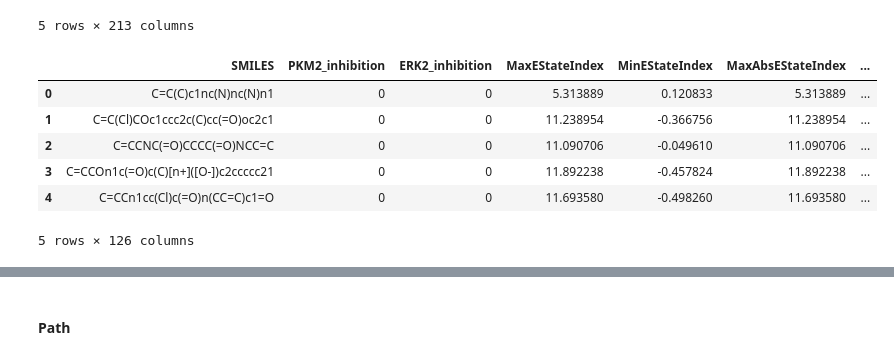
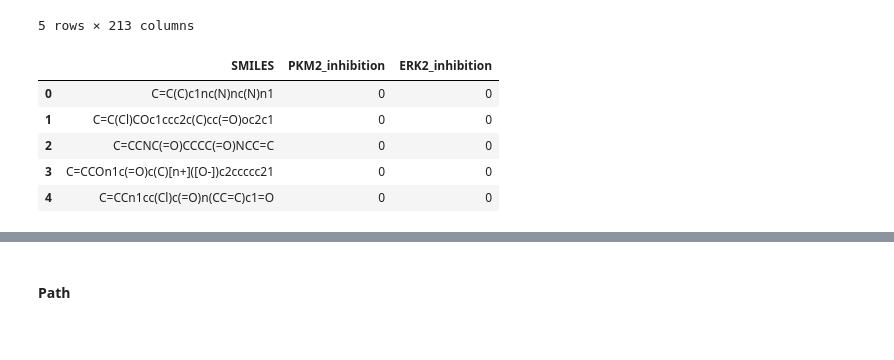
Before and after one commit to jobvandijk/GroupAssigment_group6, a Jupyter notebook: DataAnalyse.ipynb, the cells around one changed output, grey strips where cells are left out. Saved outputs shown, nothing was run; the diff lists cells and outputs as text; code cells hidden in the pictures.

Commit message:
Updated Train set

```diff
--- a/DataAnalyse.ipynb
+++ b/DataAnalyse.ipynb
@@ -33,13 +33,30 @@ df.head()
 | 4 | C=CCn1cc(Cl)c(=O)n(CC=C)c1=O | 0 | 0 | 11.693580 | 11.693580 | 0.012315 | ... |
 5 rows × 213 columns
 # %%
-df = pd.read_csv('output.csv')
+df = pd.read_csv('tested_molecules.csv')
 df.head()
+
+
+def smiles_to_maccs(smiles):
+    mol = Chem.MolFromSmiles(smiles)
+    if mol:
+        return MACCSkeys.GenMACCSKeys(mol)
+    else:
+        return None
+
+# Convert the MACCS keys to a more readable format (optional)
+def maccs_to_bitstring(maccs):
+    return [int(bit) for bit in maccs.ToBitString()]
+
+initial_df['maccs_keys'] = initial_df['SMILES'].apply(smiles_to_maccs)
+initial_df['maccs_keys_bitstring'] = initial_df['maccs_keys'].apply(maccs_to_bitstring)
+
+initial_df.to_csv('Train set with MACCS keys.csv', index=False)
+initial_df.head()
 # %% [output]
-|  | SMILES | PKM2_inhibition | ERK2_inhibition | MaxEStateIndex | MinEStateIndex | MaxAbsEStateIndex | ... |
-| 0 | C=C(C)c1nc(N)nc(N)n1 | 0 | 0 | 5.313889 | 0.120833 | 5.313889 | ... |
-| 1 | C=C(Cl)COc1ccc2c(C)cc(=O)oc2c1 | 0 | 0 | 11.238954 | -0.366756 | 11.238954 | ... |
-| 2 | C=CCNC(=O)CCCC(=O)NCC=C | 0 | 0 | 11.090706 | -0.049610 | 11.090706 | ... |
-| 3 | C=CCOn1c(=O)c(C)[n+]([O-])c2ccccc21 | 0 | 0 | 11.892238 | -0.457824 | 11.892238 | ... |
-| 4 | C=CCn1cc(Cl)c(=O)n(CC=C)c1=O | 0 | 0 | 11.693580 | -0.498260 | 11.693580 | ... |
+|  | SMILES | PKM2_inhibition | ERK2_inhibition |
+| 0 | C=C(C)c1nc(N)nc(N)n1 | 0 | 0 |
+| 1 | C=C(Cl)COc1ccc2c(C)cc(=O)oc2c1 | 0 | 0 |
+| 2 | C=CCNC(=O)CCCC(=O)NCC=C | 0 | 0 |
+| 3 | C=CCOn1c(=O)c(C)[n+]([O-])c2ccccc21 | 0 | 0 |
+| 4 | C=CCn1cc(Cl)c(=O)n(CC=C)c1=O | 0 | 0 |
-5 rows × 126 columns
```
Also changed, not shown: parts of 4 cells of this notebook, 2 other files.
